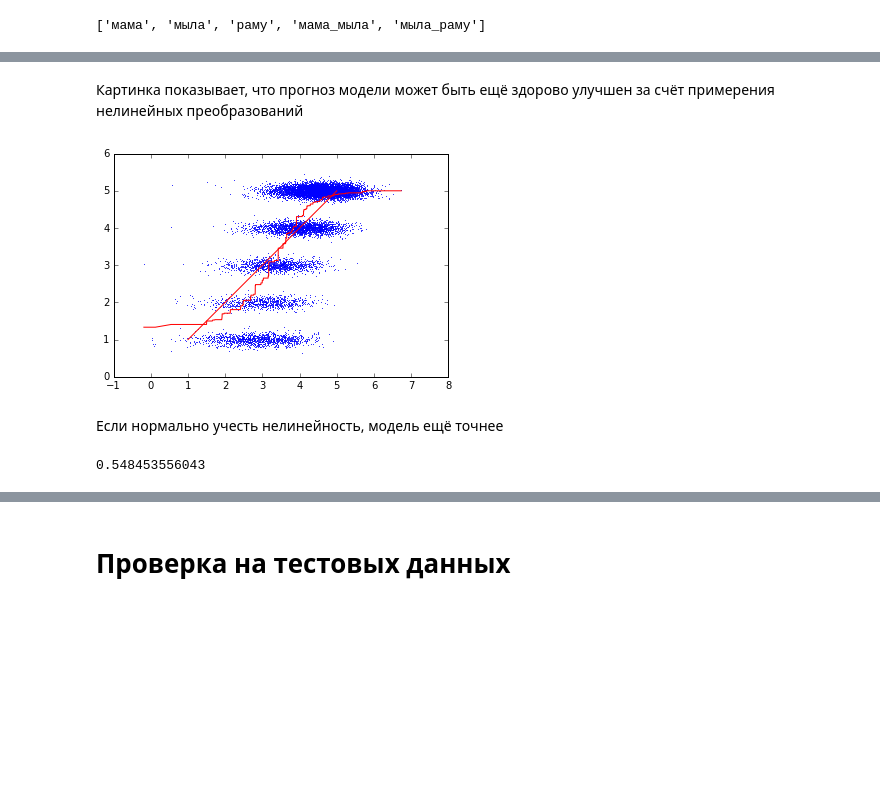
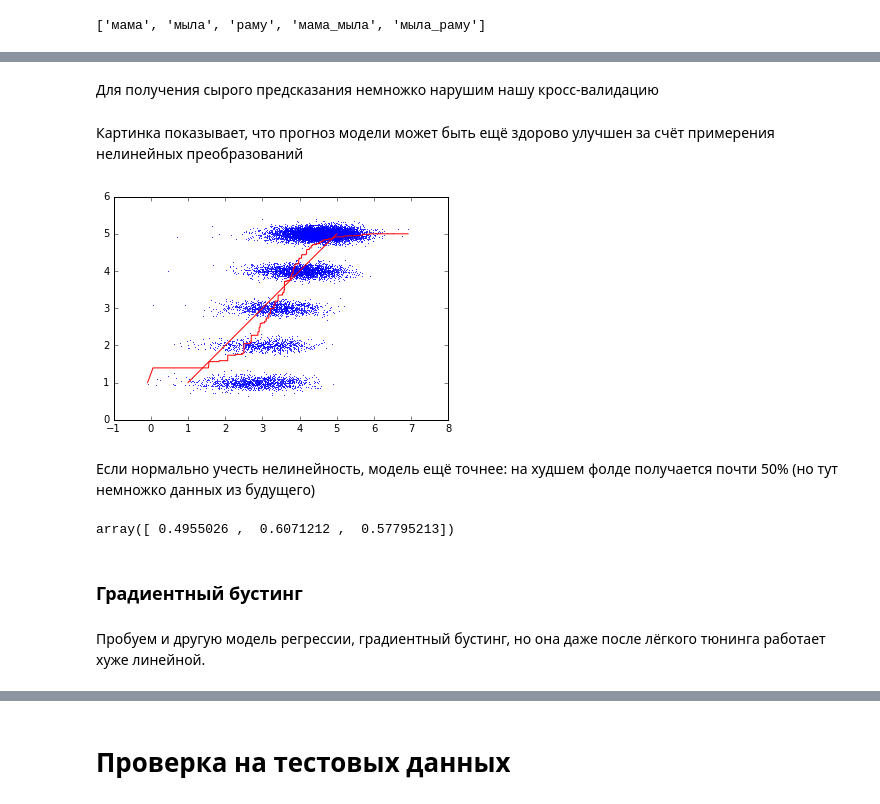
Before and after one commit to avidale/mvideo_hack, a Jupyter notebook: test_problem/test_problem.ipynb, the cells around one changed output, grey strips where cells are left out. Drawn from its saved outputs; the diff is of its cells as text; code cells hidden in the pictures; blank space fills up the shorter version.

```diff
--- a/test_problem/test_problem.ipynb
+++ b/test_problem/test_problem.ipynb
@@ -160,6 +178,18 @@ morph = pymorphy2.MorphAnalyzer()
+# %%
+morph = pymorphy2.MorphAnalyzer()
+# кэшируем слова, с которыми уже работали
+normal_forms = {}
+# если слова нет в кэше, пользуемся анализатором и добавляем его туда
+def get_normal_form(word):
+    if word in normal_forms:
+        return normal_forms[word]
+    else:
+        normal_form = morph.parse(word)[0].normal_form
+        normal_forms[word] = normal_form
+        return normal_form
 # %%
 def lemmatize(words):
-    return [morph.parse(word)[0].normal_form for word in words]
+    return [get_normal_form(word) for word in words]
 print(lemmatize(tokenize(data.comment[0])))
 # %% [output]
 ['2,5', 'год', 'работать', 'и', 'весь', '...', 'устать', '!', 'лампочка', 'гореть', 'и', 'большой', 'ничто', '!']
@@ -184,7 +214,7 @@ print(add_bigrams('мама мыла раму'.split()))
 # %%
 new_bigrams = lemma_bags.apply(add_bigrams).apply(lambda x:' '.join(x))
 # %%
-vec = TfidfVectorizer(min_df=5, max_df = 0.5)
+vec = TfidfVectorizer(min_df=3)
 vec.fit(new_texts)
 print(len(vec.vocabulary_))
 # %% [output]
@@ -217,18 +247,24 @@ print(', '.join(worst))
+# %% [markdown]
+Для получения сырого предсказания немножко нарушим нашу кросс-валидацию
 # %%
-raw_preddiction = cross_val_predict(pipe, new_bigrams[train_index], data.reting[train_index])
+raw_preddiction = cross_val_predict(pipe, new_bigrams[train_index], data.reting[train_index], n_jobs=-1)
 # %% [markdown]
 Картинка показывает, что прогноз модели может быть ещё здорово улучшен за счёт примерения нелинейных преобразований
 # %%
 plt.scatter(raw_preddiction, data.reting[train_index]+np.random.normal(size = len(train_index), scale = 0.1), lw=0, s=1);
 plt.plot([1, 5], [1, 5], color = 'red')
 
-iso = IsotonicRegression(y_min = -10, y_max=10, out_of_bounds='clip').fit(raw_preddiction, data.reting[train_index])
+iso = IsotonicRegression(y_min = 1, y_max=5, out_of_bounds='clip').fit(raw_preddiction, data.reting[train_index])
 plt.plot(pd.Series(raw_preddiction).sort_values(), iso.predict(pd.Series(raw_preddiction).sort_values()), color = 'red');
 # %% [output]
-[figure, old version]
+[figure, new version]
 # %% [markdown]
-Если нормально учесть нелинейность, модель ещё точнее
+Если нормально учесть нелинейность, модель ещё точнее: на худшем фолде получается почти 50% (но тут немножко данных из будущего)
-# %%
-print(r2_score(data.reting[train_index], iso.predict(raw_preddiction)))
-# %% [output]
-0.548453556043
+# %%
+cross_val_score(iso, raw_preddiction, data.reting[train_index], cv = cv, n_jobs=-1)
+# %% [output]
+array([ 0.4955026 ,  0.6071212 ,  0.57795213])
+# %% [markdown]
+### Градиентный бустинг
+# %% [markdown]
+Пробуем и другую модель регрессии, градиентный бустинг, но она даже после лёгкого тюнинга работает хуже линейной.
```
Also changed, not shown: parts of 39 cells of this notebook, 2 other files.
